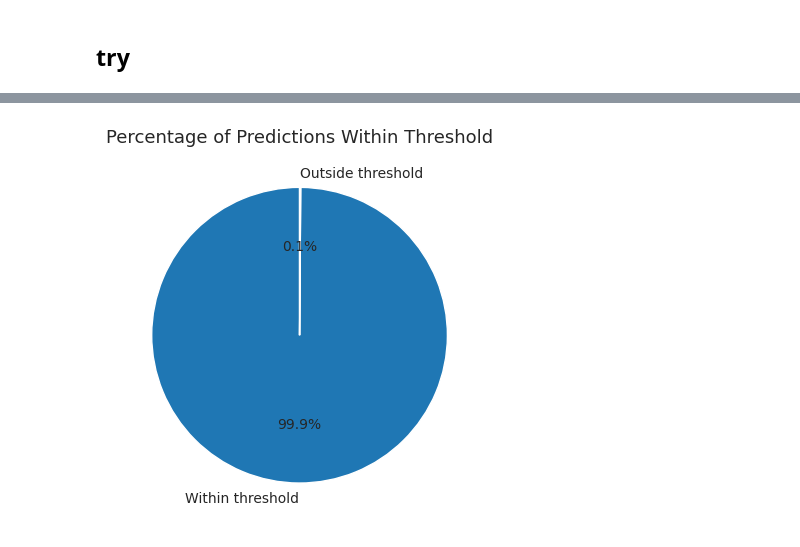
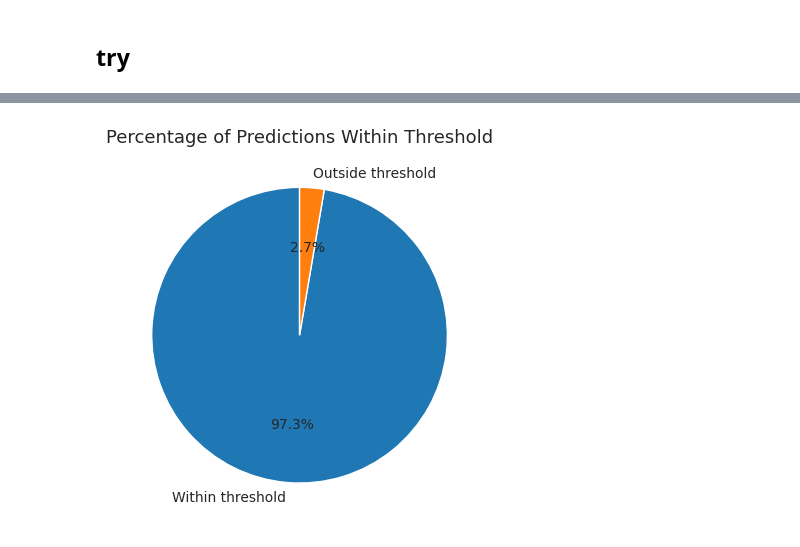
Before and after one commit to giakomorssi/Fraud-and-Delivery, a Jupyter notebook: 02_Prediction.ipynb, the cells around one changed output, grey strips where cells are left out. Cells and saved outputs as stored; diff of their text form; code cells hidden in the pictures.

```diff
--- a/02_Prediction.ipynb
+++ b/02_Prediction.ipynb
@@ -147,8 +141,8 @@ from sklearn.preprocessing import StandardScaler
 
 scaler = StandardScaler()
 
-X_train.iloc[:, 82:] = scaler.fit_transform(X_train.iloc[:, 82:])
-X_test.iloc[:, 82:] = scaler.transform(X_test.iloc[:, 82:])
+X_train.iloc[:, 73:] = scaler.fit_transform(X_train.iloc[:, 73:])
+X_test.iloc[:, 73:] = scaler.transform(X_test.iloc[:, 73:])
 # %%
 import pandas as pd
 import numpy as np
@@ -181,7 +175,7 @@ model.fit(X_train, y_train)
 
 y_pred = model.predict(X_test)
 
-with open('/content/drive/MyDrive/University/Deloitte/models_lr/voting1.pkl', 'wb') as f:
+with open('/content/drive/MyDrive/University/Deloitte/models_lr/voting_no_late.pkl', 'wb') as f:
   pickle.dump(model, f)
 
 print('rMSE', mean_squared_error(y_test, y_pred, squared=False))
@@ -198,7 +192,7 @@ model.fit(X_train, y_train)
 
 y_pred = model.predict(X_test)
 
-with open('/content/drive/MyDrive/University/Deloitte/models_lr/stacking1.pkl', 'wb') as f:
+with open('/content/drive/MyDrive/University/Deloitte/models_lr/stacking_no_late.pkl', 'wb') as f:
   pickle.dump(model, f)
 
 print('rMSE', mean_squared_error(y_test, y_pred, squared=False))
@@ -209,10 +203,12 @@ rMSE 0.03608039377527565
 # %%
 import pickle
 
-with open('/content/drive/MyDrive/University/Deloitte/models_lr/stacking1.pkl', 'rb') as f:
+with open('/content/drive/MyDrive/University/Deloitte/models_lr/stacking_no_late.pkl', 'rb') as f:
   model = pickle.load(f)
 
 y_pred = model.predict(X_test)
 
+residuals = y_test - y_pred
+
 print('rMSE', mean_squared_error(y_test, y_pred, squared=False))
 # %% [output]
@@ -249,15 +279,15 @@ plt.show()
 # %%
-within_threshold = (np.abs(y_pred.ravel() - y_test.ravel()) < 0.00000000001).mean() #0.1 = 2.4 hours
+within_threshold = (np.abs(y_pred.ravel() - y_test.ravel()) < 0.3).mean() #0.1 = 2.4 hours
 outside_threshold = 1 - within_threshold
 fig, ax = plt.subplots()
 labels = ['Within threshold', 'Outside threshold']
 sizes = [within_threshold, outside_threshold]
 colors = ['#1f77b4', '#ff7f0e']
 plt.pie(sizes, labels=labels, colors=colors, autopct='%1.1f%%', startangle=90)
 plt.title('Percentage of Predictions Within Threshold', fontsize=13)
 plt.show()
 # %% [output]
-[figure, old version]
+[figure, new version]
 # %%
 import statsmodels.api as sm
 
```
Also changed, not shown: parts of 18 cells of this notebook.
